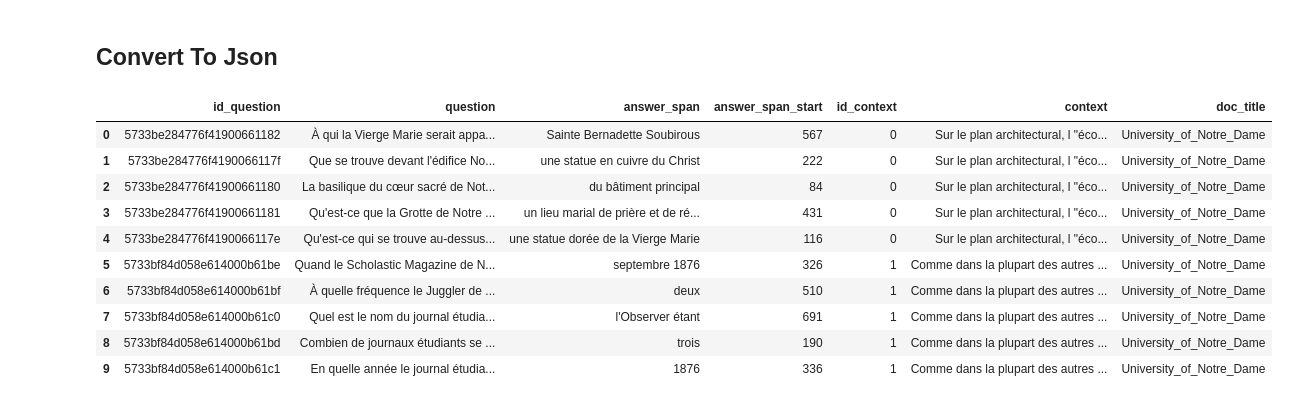
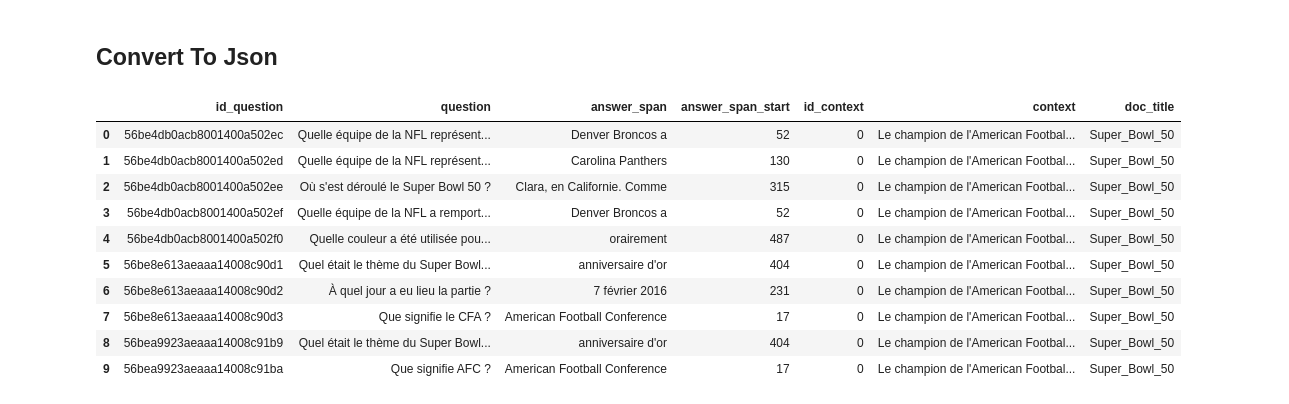
Before and after one commit to joachim-dublineau/translate_squad_to_fr, a Jupyter notebook: translate_squad.ipynb, the cells around one changed output. Saved outputs shown, nothing was run; the diff lists cells and outputs as text; code cells hidden in the pictures.

```diff
--- a/translate_squad.ipynb
+++ b/translate_squad.ipynb
@@ -445,16 +482,16 @@ dataframe_to_json(df_bis, "../FQuAD-data/translated-train.json")
 # %%
 from transformers_utils import load_json_QuAD_v1
-df = load_json_QuAD_v1("../FQuAD-data/translated-train.json")
+df = load_json_QuAD_v1("../FQuAD-data/translated-valid.json")
 df.head(10)
 # %% [output]
 |  | id_question | question | answer_span | answer_span_start | id_context | context | doc_title |
-| 0 | 5733be284776f41900661182 | À qui la Vierge Marie serait appa... | Sainte Bernadette Soubirous | 567 | 0 | Sur le plan architectural, l "éco... | University_of_Notre_Dame |
-| 1 | 5733be284776f4190066117f | Que se trouve devant l'édifice No... | une statue en cuivre du Christ | 222 | 0 | Sur le plan architectural, l "éco... | University_of_Notre_Dame |
-| 2 | 5733be284776f41900661180 | La basilique du cœur sacré de Not... | du bâtiment principal | 84 | 0 | Sur le plan architectural, l "éco... | University_of_Notre_Dame |
-| 3 | 5733be284776f41900661181 | Qu'est-ce que la Grotte de Notre ... | un lieu marial de prière et de ré... | 431 | 0 | Sur le plan architectural, l "éco... | University_of_Notre_Dame |
-| 4 | 5733be284776f4190066117e | Qu'est-ce qui se trouve au-dessus... | une statue dorée de la Vierge Marie | 116 | 0 | Sur le plan architectural, l "éco... | University_of_Notre_Dame |
-| 5 | 5733bf84d058e614000b61be | Quand le Scholastic Magazine de N... | septembre 1876 | 326 | 1 | Comme dans la plupart des autres ... | University_of_Notre_Dame |
-| 6 | 5733bf84d058e614000b61bf | À quelle fréquence le Juggler de ... | deux | 510 | 1 | Comme dans la plupart des autres ... | University_of_Notre_Dame |
-| 7 | 5733bf84d058e614000b61c0 | Quel est le nom du journal étudia... | l'Observer étant | 691 | 1 | Comme dans la plupart des autres ... | University_of_Notre_Dame |
-| 8 | 5733bf84d058e614000b61bd | Combien de journaux étudiants se ... | trois | 190 | 1 | Comme dans la plupart des autres ... | University_of_Notre_Dame |
-| 9 | 5733bf84d058e614000b61c1 | En quelle année le journal étudia... | 1876 | 336 | 1 | Comme dans la plupart des autres ... | University_of_Notre_Dame |
+| 0 | 56be4db0acb8001400a502ec | Quelle équipe de la NFL représent... | Denver Broncos a | 52 | 0 | Le champion de l'American Footbal... | Super_Bowl_50 |
+| 1 | 56be4db0acb8001400a502ed | Quelle équipe de la NFL représent... | Carolina Panthers | 130 | 0 | Le champion de l'American Footbal... | Super_Bowl_50 |
+| 2 | 56be4db0acb8001400a502ee | Où s'est déroulé le Super Bowl 50 ? | Clara, en Californie. Comme | 315 | 0 | Le champion de l'American Footbal... | Super_Bowl_50 |
+| 3 | 56be4db0acb8001400a502ef | Quelle équipe de la NFL a remport... | Denver Broncos a | 52 | 0 | Le champion de l'American Footbal... | Super_Bowl_50 |
+| 4 | 56be4db0acb8001400a502f0 | Quelle couleur a été utilisée pou... | orairement | 487 | 0 | Le champion de l'American Footbal... | Super_Bowl_50 |
+| 5 | 56be8e613aeaaa14008c90d1 | Quel était le thème du Super Bowl... | anniversaire d'or | 404 | 0 | Le champion de l'American Footbal... | Super_Bowl_50 |
+| 6 | 56be8e613aeaaa14008c90d2 | À quel jour a eu lieu la partie ? | 7 février 2016 | 231 | 0 | Le champion de l'American Footbal... | Super_Bowl_50 |
+| 7 | 56be8e613aeaaa14008c90d3 | Que signifie le CFA ? | American Football Conference | 17 | 0 | Le champion de l'American Footbal... | Super_Bowl_50 |
+| 8 | 56bea9923aeaaa14008c91b9 | Quel était le thème du Super Bowl... | anniversaire d'or | 404 | 0 | Le champion de l'American Footbal... | Super_Bowl_50 |
+| 9 | 56bea9923aeaaa14008c91ba | Que signifie AFC ? | American Football Conference | 17 | 0 | Le champion de l'American Footbal... | Super_Bowl_50 |
```
Also changed, not shown: parts of 11 cells of this notebook.
